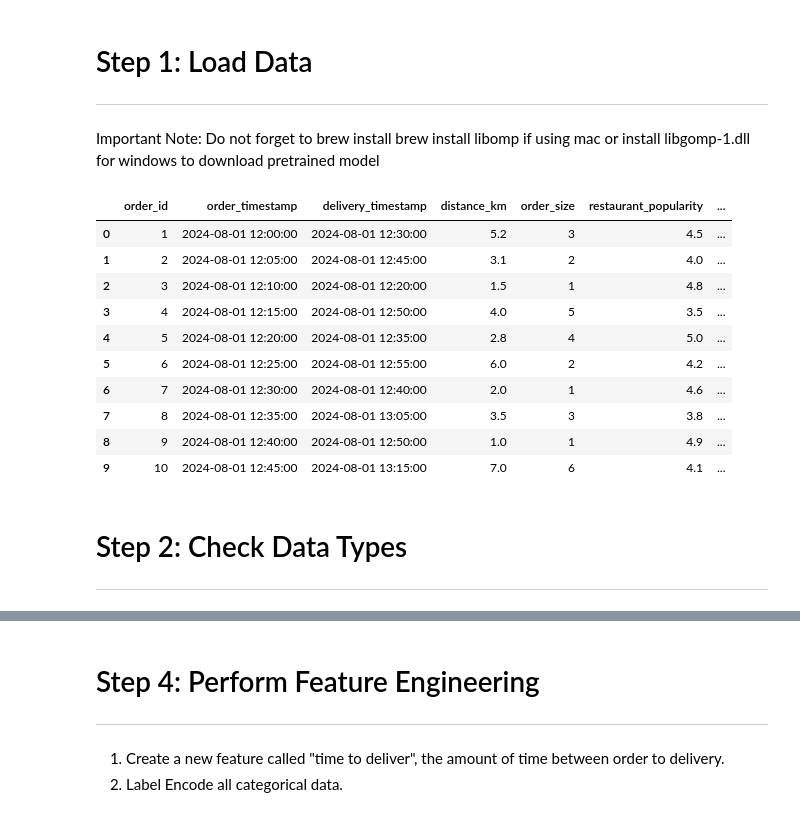
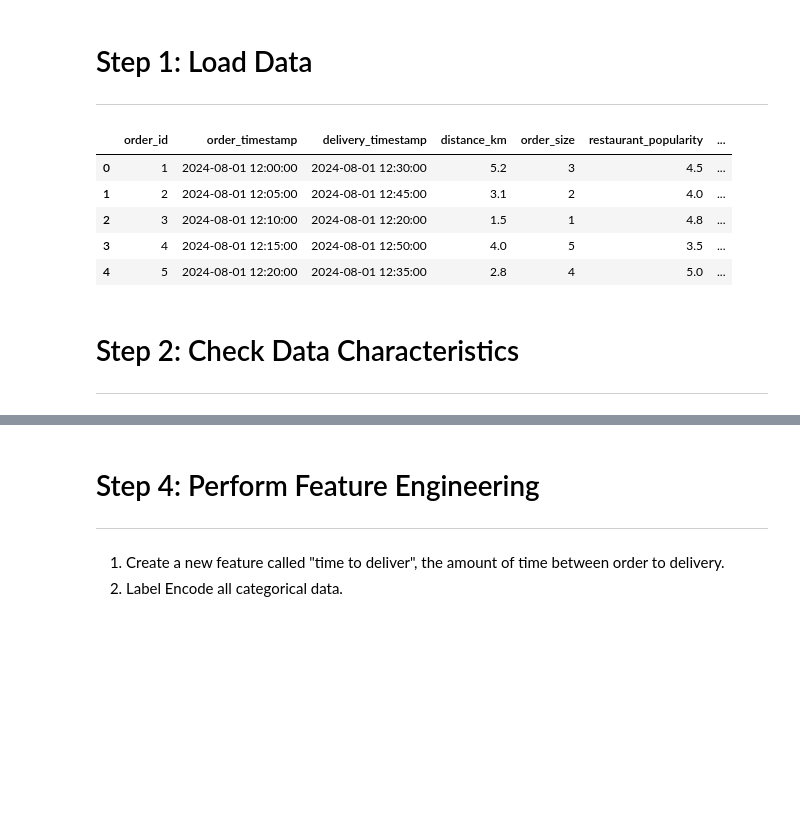
Before and after one commit to gdgoc-usc/ai-ml-webinar-series, a Jupyter notebook: session-2-ai-project-overview/example_project.ipynb, the cells around one changed output, grey strips where cells are left out. Cells and saved outputs as stored; diff of their text form; code cells hidden in the pictures; blank space fills up the shorter version.

```diff
--- a/session-2-ai-project-overview/example_project.ipynb
+++ b/session-2-ai-project-overview/example_project.ipynb
@@ -19,22 +19,16 @@ pio.renderers.default = 'iframe'
 # %% [markdown]
 # Step 1: Load Data
 ----
-Important Note: Do not forget to brew install brew install libomp if using mac or install libgomp-1.dll for windows to download pretrained model
 # %%
 data = pd.read_csv("datasets/orders.csv")
-data
+data.head()
 # %% [output]
 |  | order_id | order_timestamp | delivery_timestamp | distance_km | order_size | restaurant_popularity | ... |
 | 0 | 1 | 2024-08-01 12:00:00 | 2024-08-01 12:30:00 | 5.2 | 3 | 4.5 | ... |
 | 1 | 2 | 2024-08-01 12:05:00 | 2024-08-01 12:45:00 | 3.1 | 2 | 4.0 | ... |
 | 2 | 3 | 2024-08-01 12:10:00 | 2024-08-01 12:20:00 | 1.5 | 1 | 4.8 | ... |
 | 3 | 4 | 2024-08-01 12:15:00 | 2024-08-01 12:50:00 | 4.0 | 5 | 3.5 | ... |
 | 4 | 5 | 2024-08-01 12:20:00 | 2024-08-01 12:35:00 | 2.8 | 4 | 5.0 | ... |
-| 5 | 6 | 2024-08-01 12:25:00 | 2024-08-01 12:55:00 | 6.0 | 2 | 4.2 | ... |
-| 6 | 7 | 2024-08-01 12:30:00 | 2024-08-01 12:40:00 | 2.0 | 1 | 4.6 | ... |
-| 7 | 8 | 2024-08-01 12:35:00 | 2024-08-01 13:05:00 | 3.5 | 3 | 3.8 | ... |
-| 8 | 9 | 2024-08-01 12:40:00 | 2024-08-01 12:50:00 | 1.0 | 1 | 4.9 | ... |
-| 9 | 10 | 2024-08-01 12:45:00 | 2024-08-01 13:15:00 | 7.0 | 6 | 4.1 | ... |
 # %% [markdown]
-# Step 2: Check Data Types
+# Step 2: Check Data Characteristics
 ---
```
Also changed, not shown: parts of 5 cells of this notebook.
